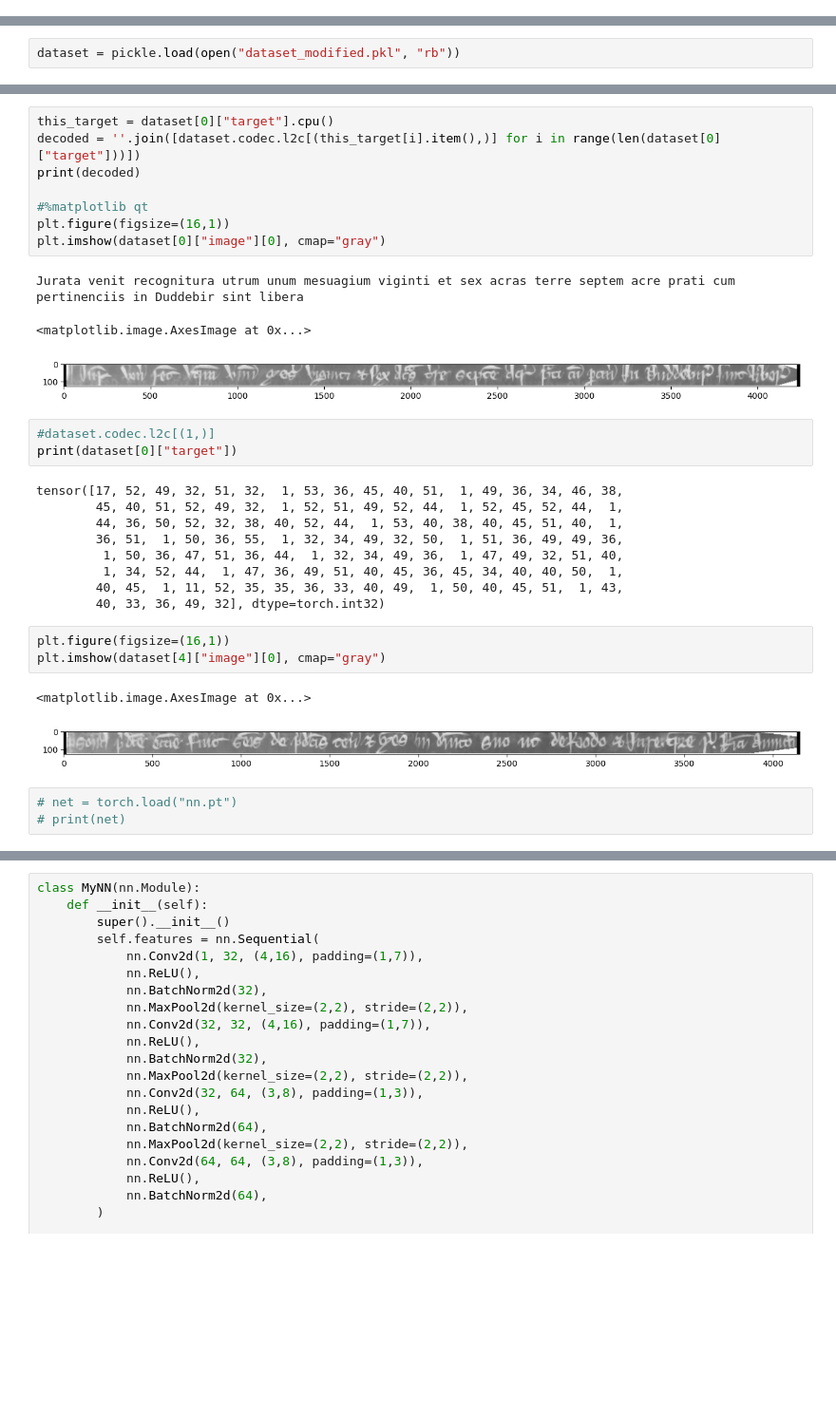
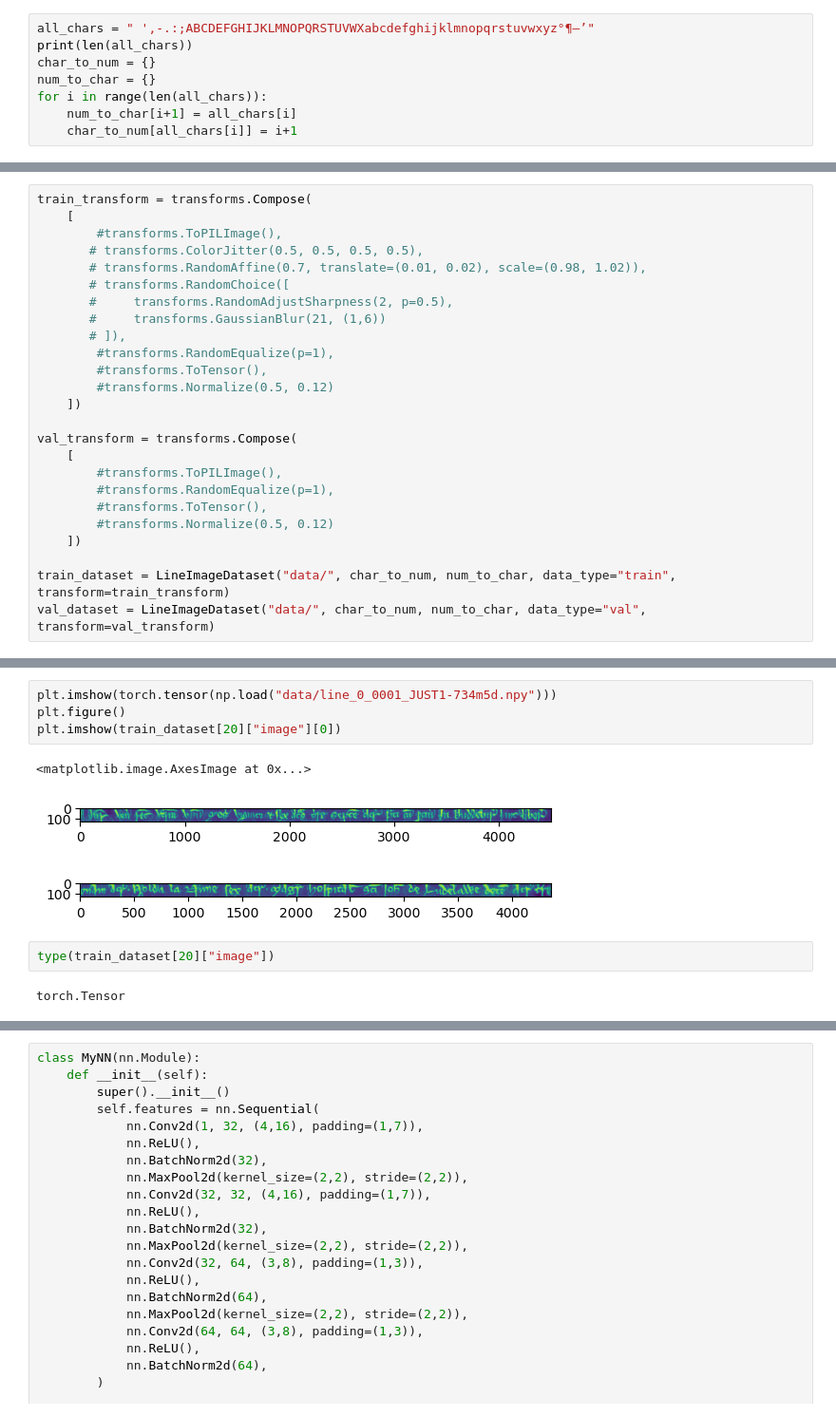
Before and after one commit to ideasrule/latin_documents, a Jupyter notebook: Train with lightning.ipynb, the cells around one changed output, grey strips where cells are left out. Shown at 95% size. Saved outputs shown, nothing was run; the diff lists cells and outputs as text; blank space fills up the shorter version.

Commit message:
Trying to train with own model

```diff
--- a/Train with lightning.ipynb
+++ b/Train with lightning.ipynb
@@ -11,0 +18,8 @@ from torchmetrics.text import CharErrorRate, WordErrorRate
+# %%
+all_chars = " ',-.:;ABCDEFGHIJKLMNOPQRSTUVWXabcdefghijklmnopqrstuvwxyz°¶–’"
+print(len(all_chars))
+char_to_num = {}
+num_to_char = {}
+for i in range(len(all_chars)):
+    num_to_char[i+1] = all_chars[i]
+    char_to_num[all_chars[i]] = i+1
@@ -12,2 +86,25 @@ from torchmetrics.text import CharErrorRate, WordErrorRate
 # %%
-dataset = pickle.load(open("dataset_modified.pkl", "rb"))
+train_transform = transforms.Compose(
+    [
+        #transforms.ToPILImage(),
+       # transforms.ColorJitter(0.5, 0.5, 0.5, 0.5),
+       # transforms.RandomAffine(0.7, translate=(0.01, 0.02), scale=(0.98, 1.02)),
+       # transforms.RandomChoice([
+       #     transforms.RandomAdjustSharpness(2, p=0.5),
+       #     transforms.GaussianBlur(21, (1,6))
+       # ]),
+        #transforms.RandomEqualize(p=1),
+        #transforms.ToTensor(),
+        #transforms.Normalize(0.5, 0.12)
+    ])
+
+val_transform = transforms.Compose(
+    [
+        #transforms.ToPILImage(),
+        #transforms.RandomEqualize(p=1),
+        #transforms.ToTensor(),
+        #transforms.Normalize(0.5, 0.12)
+    ])
+
+train_dataset = LineImageDataset("data/", char_to_num, num_to_char, data_type="train", transform=train_transform)
+val_dataset = LineImageDataset("data/", char_to_num, num_to_char, data_type="val", transform=val_transform)
@@ -40,36 +111,15 @@ dataset.codec.l2c
-# %%
-this_target = dataset[0]["target"].cpu()
-decoded = ''.join([dataset.codec.l2c[(this_target[i].item(),)] for i in range(len(dataset[0]["target"]))])
-print(decoded)
-
-#%matplotlib qt
-plt.figure(figsize=(16,1))
-plt.imshow(dataset[0]["image"][0], cmap="gray")
-# %% [output]
-Jurata venit recognitura utrum unum mesuagium viginti et sex acras terre septem acre prati cum pertinenciis in Duddebir sint libera
-<matplotlib.image.AxesImage at 0x...>
-[figure, removed]
-# %%
-#dataset.codec.l2c[(1,)]
-print(dataset[0]["target"])
-# %% [output]
-tensor([17, 52, 49, 32, 51, 32,  1, 53, 36, 45, 40, 51,  1, 49, 36, 34, 46, 38,
-        45, 40, 51, 52, 49, 32,  1, 52, 51, 49, 52, 44,  1, 52, 45, 52, 44,  1,
-        44, 36, 50, 52, 32, 38, 40, 52, 44,  1, 53, 40, 38, 40, 45, 51, 40,  1,
-        36, 51,  1, 50, 36, 55,  1, 32, 34, 49, 32, 50,  1, 51, 36, 49, 49, 36,
-         1, 50, 36, 47, 51, 36, 44,  1, 32, 34, 49, 36,  1, 47, 49, 32, 51, 40,
-         1, 34, 52, 44,  1, 47, 36, 49, 51, 40, 45, 36, 45, 34, 40, 40, 50,  1,
-        40, 45,  1, 11, 52, 35, 35, 36, 33, 40, 49,  1, 50, 40, 45, 51,  1, 43,
-        40, 33, 36, 49, 32], dtype=torch.int32)
-# %%
-plt.figure(figsize=(16,1))
-plt.imshow(dataset[4]["image"][0], cmap="gray")
-# %% [output]
-<matplotlib.image.AxesImage at 0x...>
-[figure, removed]
-# %%
-# net = torch.load("nn.pt")
-# print(net)
+# %%
+plt.imshow(torch.tensor(np.load("data/line_0_0001_JUST1-734m5d.npy")))
+plt.figure()
+plt.imshow(train_dataset[20]["image"][0])
+# %% [output]
+<matplotlib.image.AxesImage at 0x...>
+[figure, added]
+[figure, added]
+# %%
+type(train_dataset[20]["image"])
+# %% [output]
+torch.Tensor
 # %%
 # class MyNN(nn.Module):
 #     def __init__(self):
```
Also changed, not shown: parts of 12 cells of this notebook.
